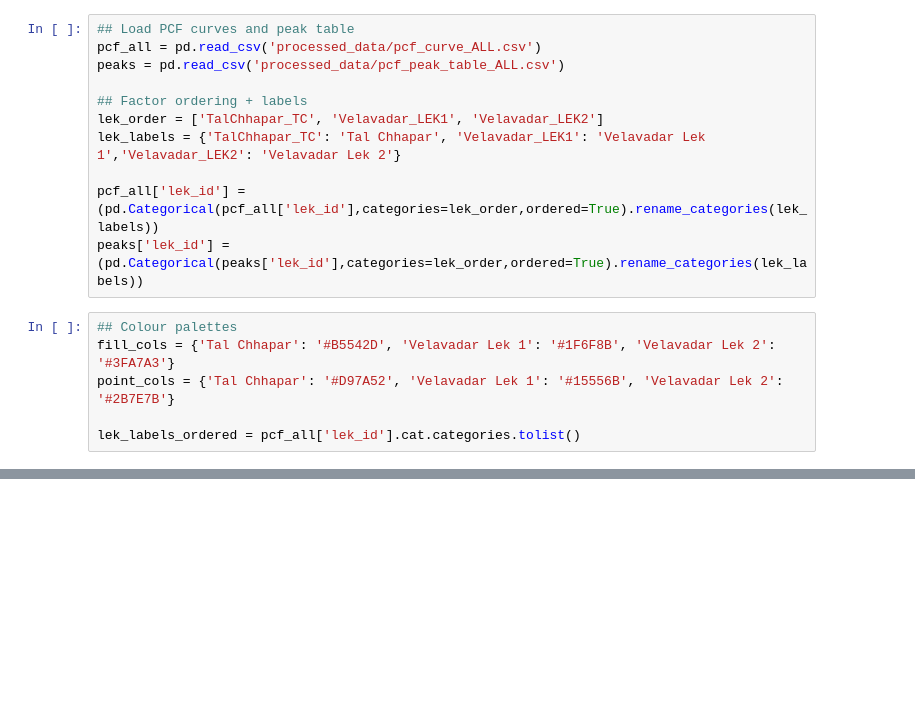
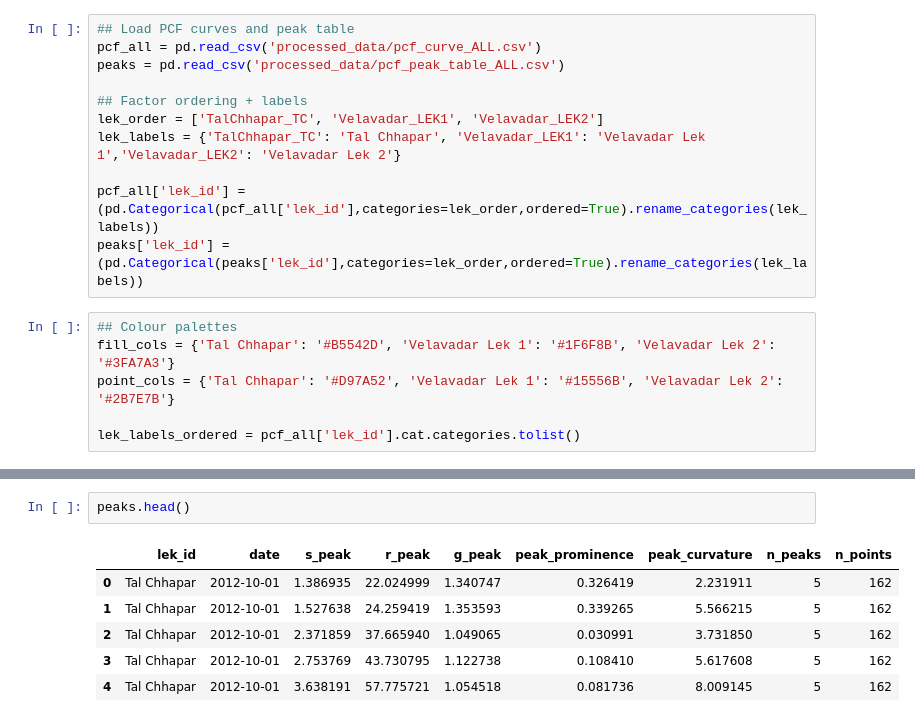
Before and after one commit to vivekhsridhar/territory_geometry, a Jupyter notebook: plot_pcf.ipynb, the cells around one changed output, grey strips where cells are left out. Cells and saved outputs as stored; diff of their text form; blank space fills up the shorter version.

```diff
--- a/plot_pcf.ipynb
+++ b/plot_pcf.ipynb
@@ -165,0 +166,9 @@ plt.savefig(out_dir/'summary_pcf_curvature.png', dpi=300, bbox_inches='tight')
+# %%
+peaks.head()
+# %% [output]
+|  | lek_id | date | s_peak | r_peak | g_peak | peak_prominence | peak_curvature | n_peaks | n_points |
+| 0 | Tal Chhapar | 2012-10-01 | 1.386935 | 22.024999 | 1.340747 | 0.326419 | 2.231911 | 5 | 162 |
+| 1 | Tal Chhapar | 2012-10-01 | 1.527638 | 24.259419 | 1.353593 | 0.339265 | 5.566215 | 5 | 162 |
+| 2 | Tal Chhapar | 2012-10-01 | 2.371859 | 37.665940 | 1.049065 | 0.030991 | 3.731850 | 5 | 162 |
+| 3 | Tal Chhapar | 2012-10-01 | 2.753769 | 43.730795 | 1.122738 | 0.108410 | 5.617608 | 5 | 162 |
+| 4 | Tal Chhapar | 2012-10-01 | 3.638191 | 57.775721 | 1.054518 | 0.081736 | 8.009145 | 5 | 162 |
```
Also changed, not shown: parts of 5 cells of this notebook, 5 other files.
